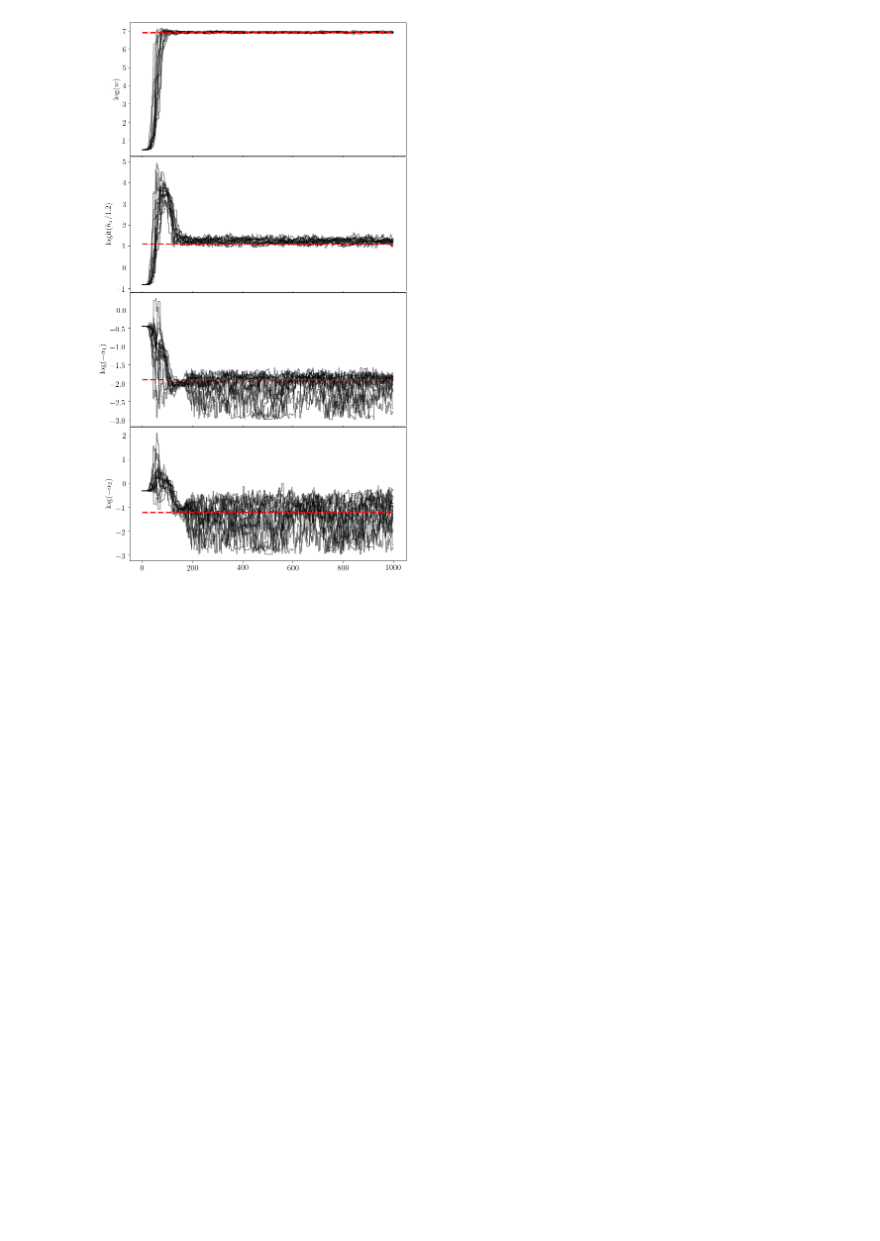
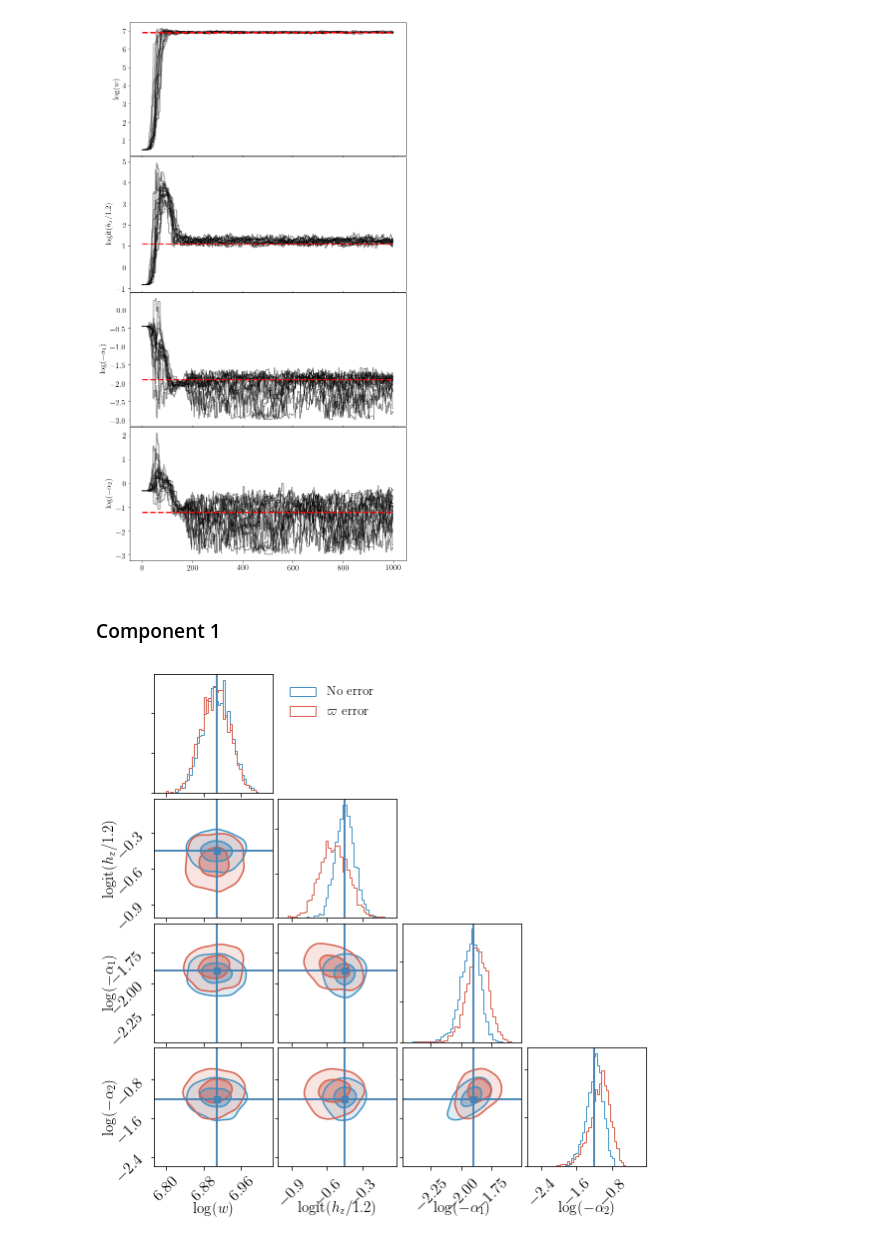
Before and after one commit to aeverall/mwtrace, a Jupyter notebook: mockmodel/Dwarf poisson_fit.ipynb, the cells around one changed output. Drawn from its saved outputs; the diff is of its cells as text; code cells hidden in the pictures; blank space fills up the shorter version.

```diff
--- a/mockmodel/Dwarf poisson_fit.ipynb
+++ b/mockmodel/Dwarf poisson_fit.ipynb
@@ -364,7 +364,8 @@ plotting.layered_corners([sampler], labels=labels, index=index, truths=true_para
 # Load fits from Saved File
 # %%
 chains = {}; true_pars = {}; param_trans={}; free_pars={}
-with h5py.File("/data/asfe2/Projects/mwtrace_data/mockmodel/fits_dwarfs_cmpt0.h", 'r') as hf:
+cmpt=2;
+with h5py.File("/data/asfe2/Projects/mwtrace_data/mockmodel/fits_dwarfs_cmpt%d_test.h" % cmpt, 'r') as hf:
     for key in hf['chain'].keys():
         chains[key]=hf['chain'][key][...]
     for par in hf['true_pars'].keys():
@@ -373,22 +374,22 @@ with h5py.File("/data/asfe2/Projects/mwtrace_data/mockmodel/fits_dwarfs_cmpt0.h"
             true_pars[par]={}
             for par2 in hf['true_pars'][par].keys():
                 true_pars[par][par2]=hf['true_pars'][par][par2][...]
-    for cmpt in hf['param_trans'].keys():
-        param_trans[cmpt]={}
-        for par in hf['param_trans'][cmpt].keys():
-            param_trans[cmpt][par]=hf['param_trans'][cmpt][par][...].astype(str).tolist()
-            for ii in range(1,5): param_trans[cmpt][par][ii]=float(param_trans[cmpt][par][ii])
-    for cmpt in hf['free_pars'].keys():
-        free_pars[cmpt]=np.array(hf['free_pars'][cmpt][...].astype(str))
+    for cmpt_local in hf['param_trans'].keys():
+        param_trans[cmpt_local]={}
+        for par in hf['param_trans'][cmpt_local].keys():
+            param_trans[cmpt_local][par]=hf['param_trans'][cmpt_local][par][...].astype(str).tolist()
+            for ii in range(1,5): param_trans[cmpt_local][par][ii]=float(param_trans[cmpt_local][par][ii])
+    for cmpt_local in hf['free_pars'].keys():
+        free_pars[cmpt_local]=np.array(hf['free_pars'][cmpt_local][...].astype(str))
 
 #for j in range(3): true_pars[str(j)]['w']*=true_pars['N']
 true_params=[]; params_i = 0
-for cmpt in free_pars.keys():
-    for par in free_pars[cmpt]:
+for i, cmpt_local in enumerate(free_pars.keys()):
+    for par in free_pars[cmpt_local]:
         try:
-            true_params+=[func_inv_jac[param_trans[cmpt][par][0]](*param_trans[cmpt][par][1:3])[1](true_pars[cmpt][par]),]
+            true_params+=[func_inv_jac[param_trans[str([cmpt,'shd'][i])][par][0]](*param_trans[str([cmpt,'shd'][i])][par][1:3])[1](true_pars[str([cmpt,'shd'][i])][par]),]
         except KeyError:
-            true_params+=[func_inv_jac[param_trans[cmpt][par][0]](*param_trans[cmpt][par][1:3])[1](true_pars[par]),]
+            true_params+=[func_inv_jac[param_trans[str([cmpt,'shd'][i])][par][0]](*param_trans[str([cmpt,'shd'][i])][par][1:3])[1](true_pars[par]),]
         params_i += 1;
 true_params=np.array(true_params)
 
@@ -411,3 +418,11 @@ plotting.plot_chains(chains['full_noerr'], truths=true_params, labels=labels)
 plotting.plot_chains(chains['full_perr'], truths=true_params, labels=labels)
 # %% [output]
 [figure]
+# %% [markdown]
+### Component 1
+# %%
+index = ['No error', r'$\varpi$ error']
+plotting.layered_corners([chains['full_noerr'], chains['full_perr']], index=index, truths=true_params, labels=labels,
+                         colors=[cm.RdBu(0.8), cm.RdBu(0.2)])
+# %% [output]
+[figure, added]
```
Also changed, not shown: parts of 8 cells of this notebook, 3 other files.
